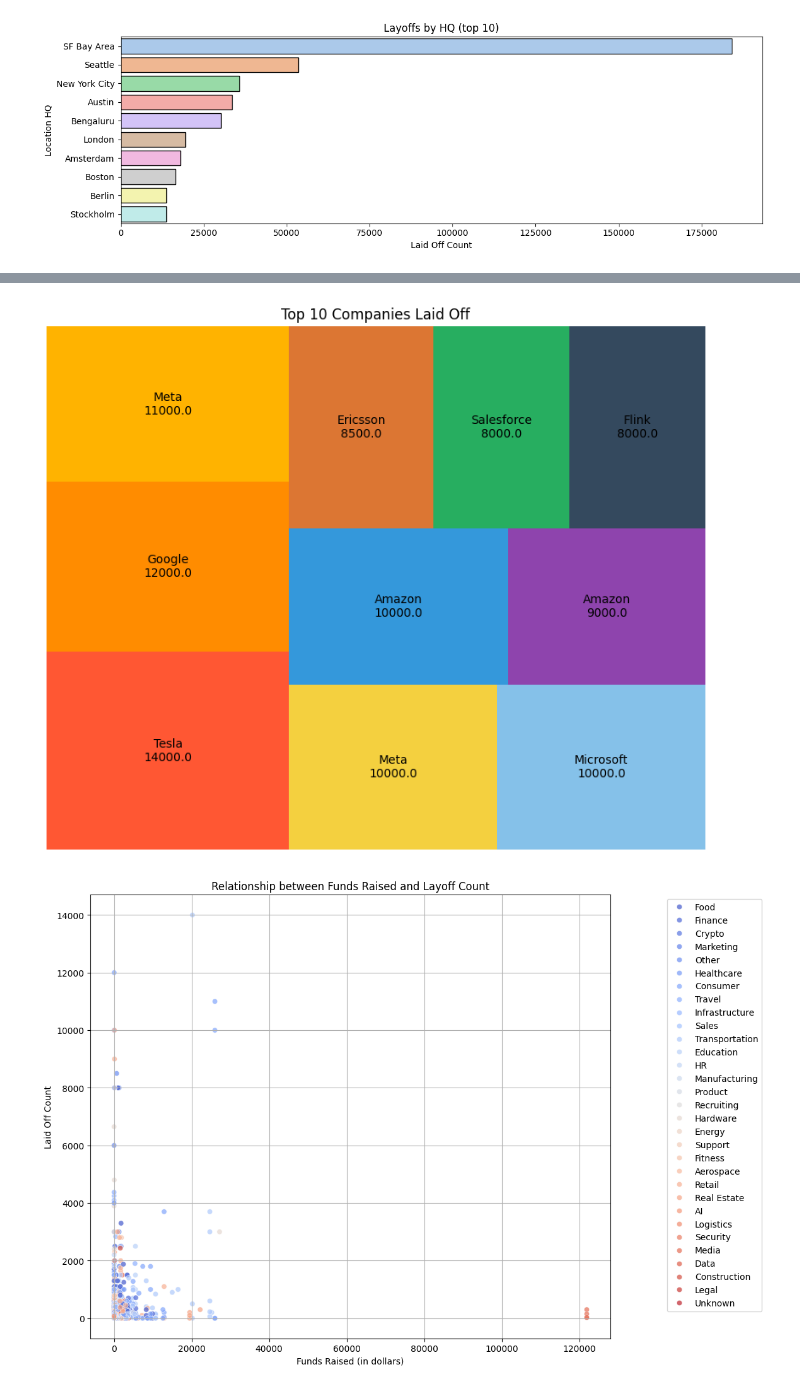
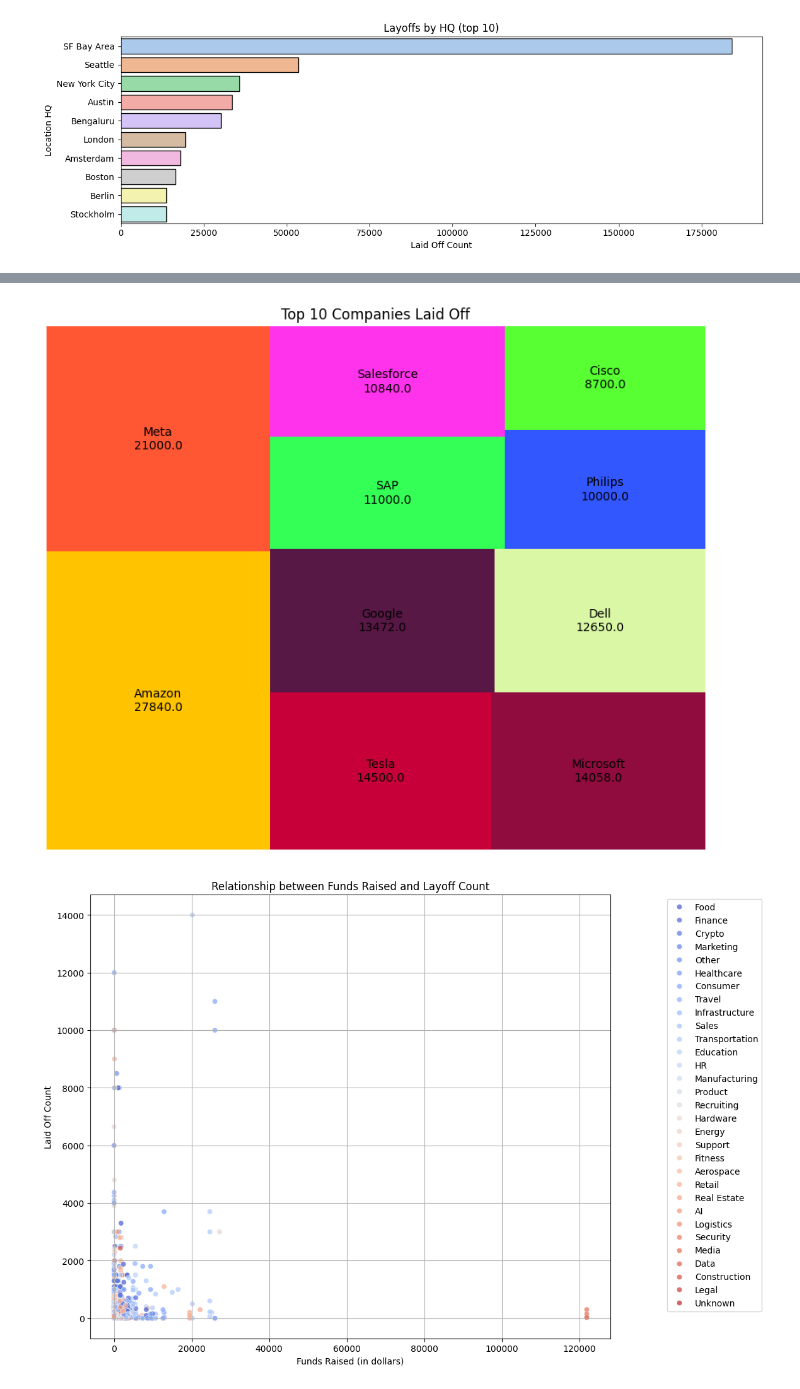
Before and after one commit to Shawn1yu/2020-2024-layoff_data_visualization, a Jupyter notebook: Layoff_Data_Visualization.ipynb, the cells around one changed output, grey strips where cells are left out. Drawn from its saved outputs; the diff is of its cells as text; code cells hidden in the pictures.

```diff
--- a/Layoff_Data_Visualization.ipynb
+++ b/Layoff_Data_Visualization.ipynb
@@ -471,21 +467,21 @@ figure.show()
 # %% [output]
 [interactive output not drawn]
 # %%
-sorted_df = df.sort_values('Laid_Off_Count', ascending=False).head(10)
+sorted_df = df.groupby('Company')['Laid_Off_Count'].sum().sort_values(ascending=False).reset_index().head(10)
 Companies = sorted_df["Company"].tolist()
 Laid_off_count = sorted_df['Laid_Off_Count'].tolist()
 
-colors = ['#FF5733', '#FF8C00', '#FFB300', '#F4D03F', '#85C1E9', '#3498DB', '#8E44AD', '#DC7633', '#27AE60', '#34495E']
+colors = ['#FFC300', '#FF5733', '#C70039', '#900C3F', '#581845', '#DAF7A6', '#33FF57', '#FF33EC', '#3357FF', '#57FF33']
 sizes = [count / sum(Laid_off_count) for count in Laid_off_count]
 labels = [f'{company}\n{laid_off_count}' for company, laid_off_count in zip(Companies, Laid_off_count)]
 
 plt.figure(figsize=(10, 8))
 squarify.plot(sizes=sizes, label=labels, color=colors)
 plt.title('Top 10 Companies Laid Off')
 plt.axis('off')
 plt.show()
 # %% [output]
-[figure, old version]
+[figure, new version]
 # %%
 fig, ax = plt.subplots(figsize=(12, 8))
 
```
Also changed, not shown: parts of 7 cells of this notebook.
